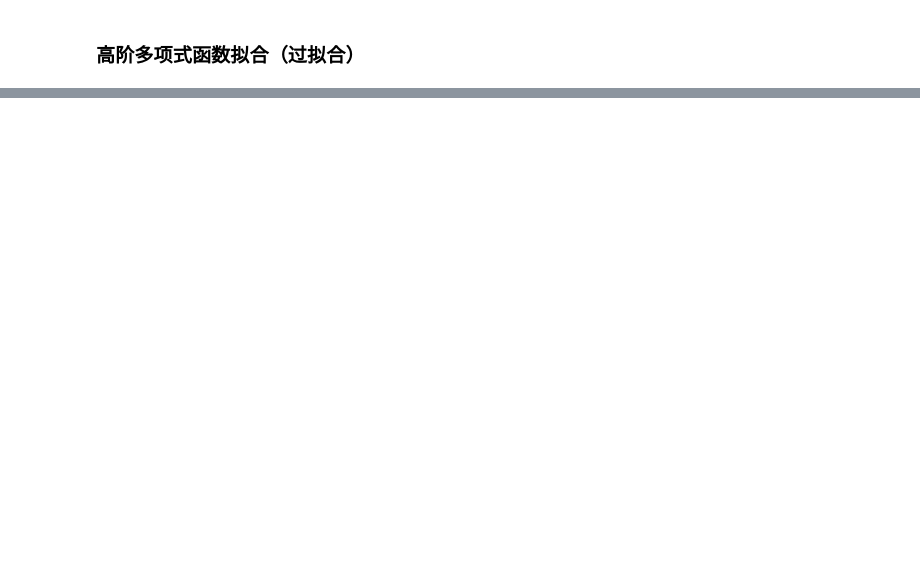
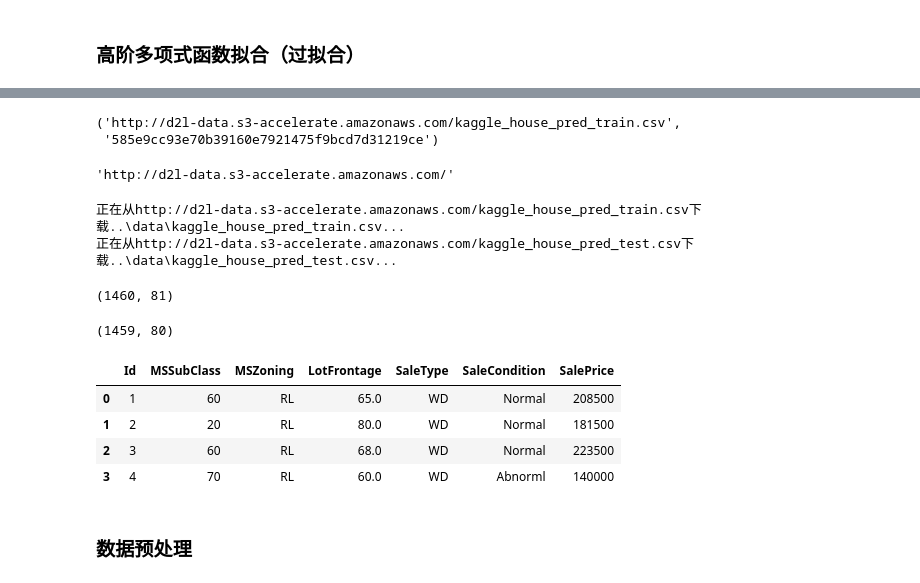
Before and after one commit to ailunguo/Deep_Learning, a Jupyter notebook: 多层感知机/多层感知机.ipynb, the cells around one changed output, grey strips where cells are left out. Saved outputs shown, nothing was run; the diff lists cells and outputs as text; code cells hidden in the pictures; blank space fills up the shorter version.

Commit message:
Updata

```diff
--- a/多层感知机/多层感知机.ipynb
+++ b/多层感知机/多层感知机.ipynb
@@ -793,0 +1101,3 @@ d2l.train_ch3(net, train_iter, test_iter, loss, num_epochs, trainer)
+# %%
+DATA_HUB = dict()
+DATA_URL = 'http://d2l-data.s3-accelerate.amazonaws.com/'
@@ -793,0 +1108,25 @@ d2l.train_ch3(net, train_iter, test_iter, loss, num_epochs, trainer)
+# %%
+# d2l.download()
+def download(name, cache_dir=os.path.join('..', 'data')):
+    """下载一个DATA_HUB中的文件，返回本地文件名"""
+    assert name in DATA_HUB, f"{name} 不存在于 {DATA_HUB}"
+    url, sha1_hash = DATA_HUB[name]
+    os.makedirs(cache_dir, exist_ok=True)
+    fname = os.path.join(cache_dir, url.split('/')[-1])
+
+    if os.path.exists(fname):
+        sha1 = hashlib.sha1()
+        with open(fname, 'rb') as f:
+            while True:
+                data = f.read(1048576)
+                if not data:
+                    break
+                sha1.updata(data)
+        if sha1.hexdigest() == sha1_hash:
+            return fname # 命中缓存
+
+    print(f'正在从{url}下载{fname}...')
+    r = requests.get(url, stream=True, verify=True)
+    with open(fname, 'wb') as f:
+        f.write(r.content)
+    return fname
@@ -793,0 +1183,32 @@ d2l.train_ch3(net, train_iter, test_iter, loss, num_epochs, trainer)
+# %%
+d2l.DATA_HUB['kaggle_house_train']
+# %% [output]
+('http://d2l-data.s3-accelerate.amazonaws.com/kaggle_house_pred_train.csv',
+ '585e9cc93e70b39160e7921475f9bcd7d31219ce')
+# %%
+d2l.DATA_URL
+# %% [output]
+'http://d2l-data.s3-accelerate.amazonaws.com/'
+# %%
+train_data = pd.read_csv(download('kaggle_house_train'))
+test_data = pd.read_csv(download('kaggle_house_test'))
+# %% [output]
+正在从http://d2l-data.s3-accelerate.amazonaws.com/kaggle_house_pred_train.csv下载..\data\kaggle_house_pred_train.csv...
+正在从http://d2l-data.s3-accelerate.amazonaws.com/kaggle_house_pred_test.csv下载..\data\kaggle_house_pred_test.csv...
+# %%
+train_data.shape
+# %% [output]
+(1460, 81)
+# %%
+test_data.shape
+# %% [output]
+(1459, 80)
+# %%
+# 让我们看看前四个和最后两个特征，以及相应标签（房价）。
+train_data.iloc[0:4, [0, 1, 2, 3, -3, -2, -1]]
+# %% [output]
+|  | Id | MSSubClass | MSZoning | LotFrontage | SaleType | SaleCondition | SalePrice |
+| 0 | 1 | 60 | RL | 65.0 | WD | Normal | 208500 |
+| 1 | 2 | 20 | RL | 80.0 | WD | Normal | 181500 |
+| 2 | 3 | 60 | RL | 68.0 | WD | Normal | 223500 |
+| 3 | 4 | 70 | RL | 60.0 | WD | Abnorml | 140000 |
@@ -793,0 +1219,2 @@ d2l.train_ch3(net, train_iter, test_iter, loss, num_epochs, trainer)
+# %% [markdown]
+### 数据预处理
```
Also changed, not shown: parts of 154 cells of this notebook, 2 other files.
